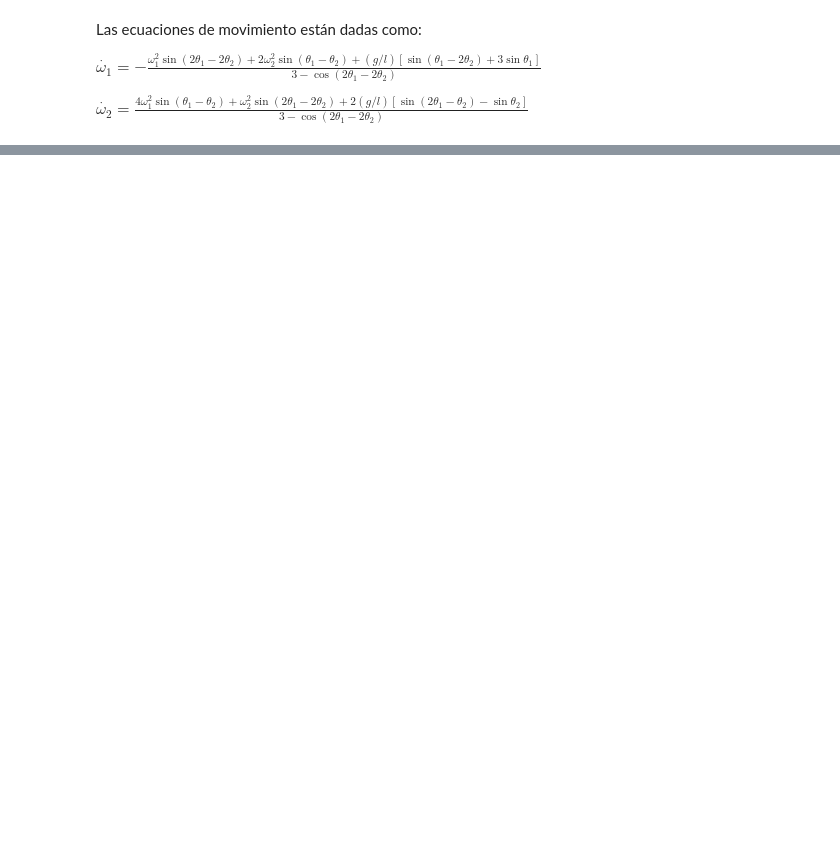
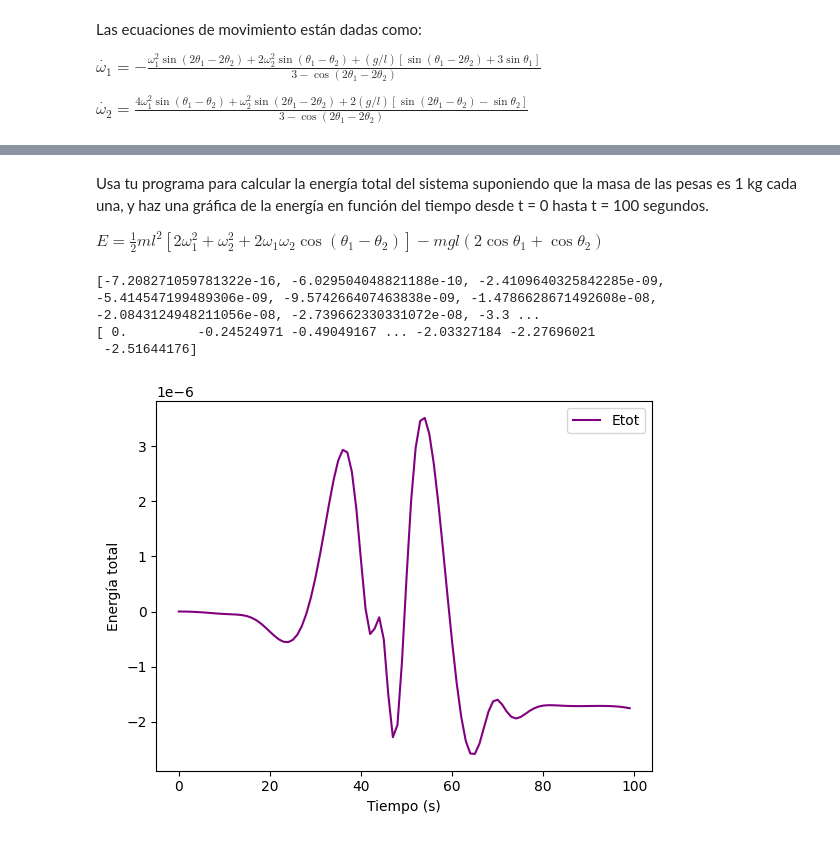
Before and after one commit to Clodellet/Clodellet.github.io, a Jupyter notebook: FCT6_Rubio.ipynb, the cells around one changed output, grey strips where cells are left out. Drawn from its saved outputs; the diff is of its cells as text; code cells hidden in the pictures; blank space fills up the shorter version.

```diff
--- a/FCT6_Rubio.ipynb
+++ b/FCT6_Rubio.ipynb
@@ -46,0 +139,42 @@ $\dot{\omega_2}=\frac{4\omega_1^2\sin(\theta_1-\theta_2)+\omega_2^2\sin(2\theta_
+# %% [markdown]
+Usa tu programa para calcular la energía total del sistema suponiendo que la masa de las pesas es 1 kg cada una, y haz una gráfica de la energía en función del tiempo desde t = 0 hasta t = 100 segundos.
+
+$E = \frac{1}{2}ml^2[2\omega_1^2+\omega_2^2+2\omega_1\omega_2\cos(\theta_1-\theta_2)] -mgl(2\cos\theta_1+\cos\theta_2)$
+# %%
+# Energía total del sistema
+def Etotal(m, g, l, omega1, omega2, theta1, theta2):
+  return 0.5*m*(l**2) * (2*(omega1**2) + omega2**2 + 2*omega1*omega2*np.cos(theta1-theta2))- m*g*l*(2*np.cos(theta1) + np.cos(theta2))
+
+
+# Solución al sistema por Runge-Kutta de 4to orden
+solucion, time_points = RungeKutta4_1D(sistema_pendulo_doble, iniciales, 0, 100, h)
+
+# Resultados
+omega_1_solucion = solucion[:, 0]
+omega_2_solucion = solucion[:, 1]
+theta_1_solucion = solucion[:, 2]
+theta_2_solucion = solucion[:, 3]
+
+#Energía total del sistema con Runge-Kutta
+Etot = []
+for i in range (0, 100):
+  y = Etotal(1,g,l, omega_1_solucion[i], omega_2_solucion[i], theta_1_solucion[i], theta_2_solution[i])
+  Etot.append(y)
+
+
+print(Etot)
+print(omega_1_solucion)
+x = np.linspace(0,100)
+# Graficar
+
+plt.plot(Etot, label='Etot', color='purple')
+
+plt.xlabel('Tiempo (s)')
+plt.ylabel('Energía total')
+plt.legend()
+plt.show()
+# %% [output]
+[-7.208271059781322e-16, -6.029504048821188e-10, -2.4109640325842285e-09, -5.414547199489306e-09, -9.574266407463838e-09, -1.4786628671492608e-08, -2.0843124948211056e-08, -2.739662330331072e-08, -3.3 ...
+[ 0.         -0.24524971 -0.49049167 ... -2.03327184 -2.27696021
+ -2.51644176]
+[figure, added]
```
Also changed, not shown: parts of 6 cells of this notebook.
